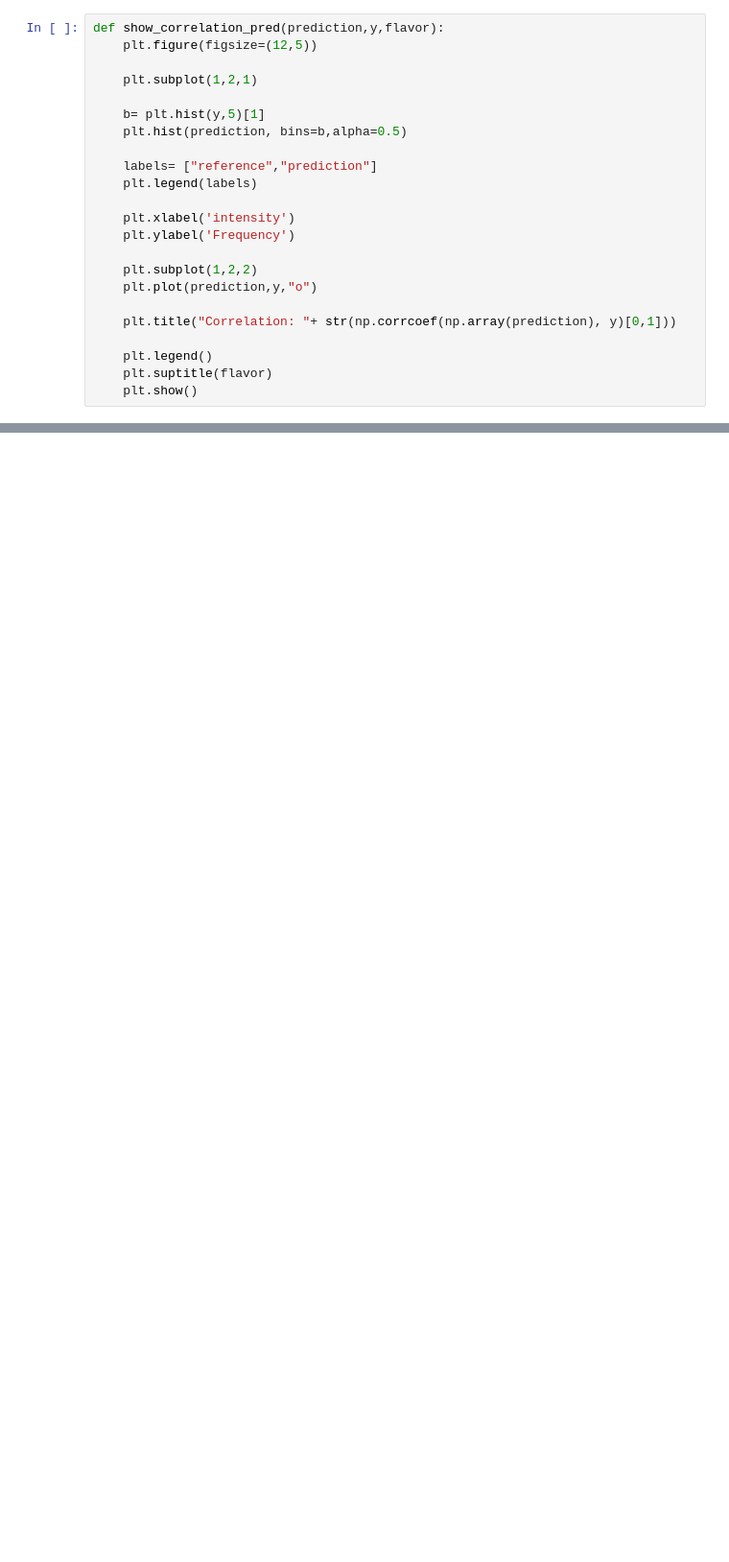
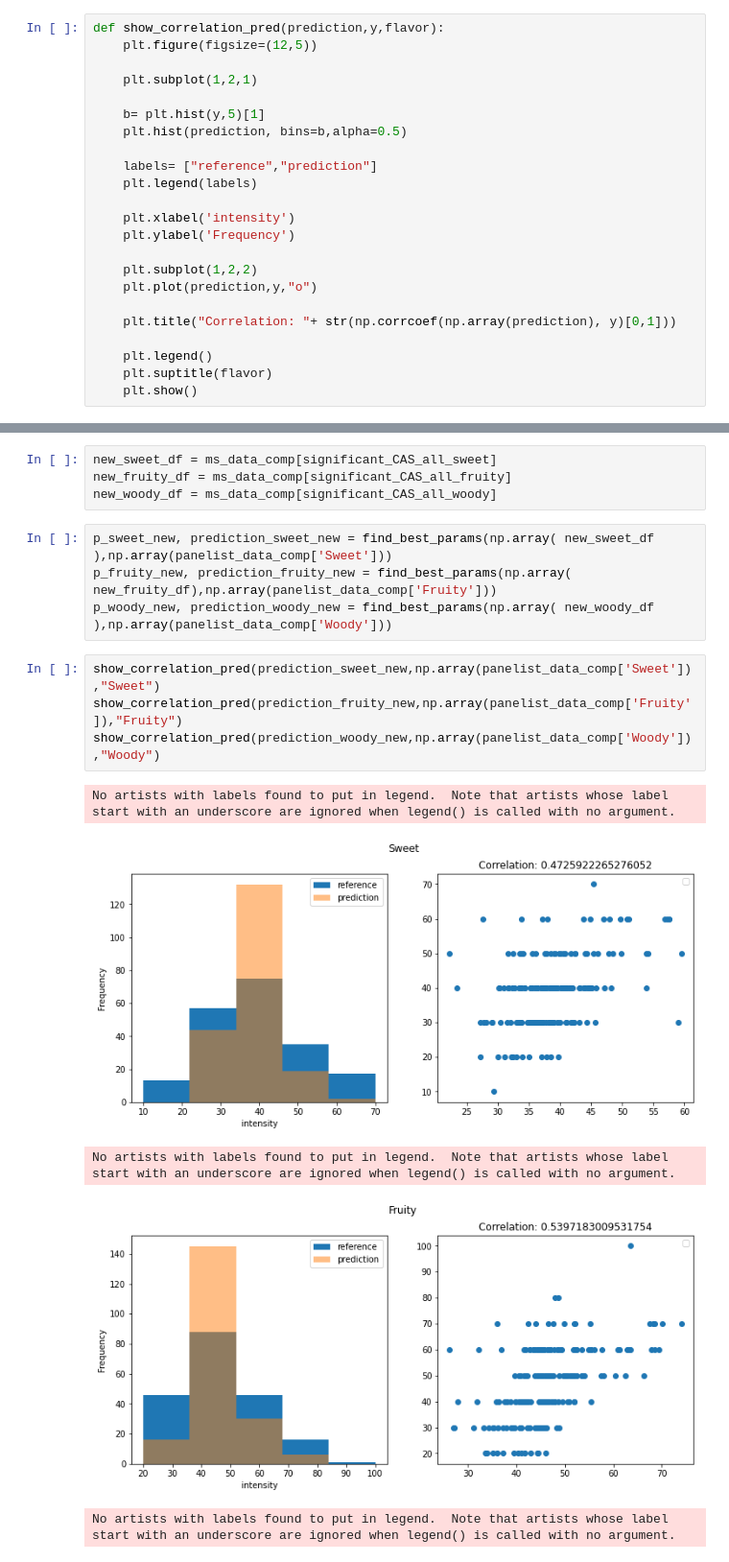
Before and after one commit to rengesf/flavorpred, a Jupyter notebook: cas_flavor_correlation.ipynb, the cells around one changed output, grey strips where cells are left out. Shown at 96% size. Saved outputs shown, nothing was run; the diff lists cells and outputs as text; blank space fills up the shorter version.

Commit message:
added linea regression for ne found molecules

```diff
--- a/cas_flavor_correlation.ipynb
+++ b/cas_flavor_correlation.ipynb
@@ -959,0 +930,18 @@ No artists with labels found to put in legend.  Note that artists whose label st
+# %%
+new_sweet_df = ms_data_comp[significant_CAS_all_sweet]
+new_fruity_df = ms_data_comp[significant_CAS_all_fruity]
+new_woody_df = ms_data_comp[significant_CAS_all_woody]
+# %%
+p_sweet_new, prediction_sweet_new = find_best_params(np.array( new_sweet_df ),np.array(panelist_data_comp['Sweet']))
+p_fruity_new, prediction_fruity_new = find_best_params(np.array( new_fruity_df),np.array(panelist_data_comp['Fruity']))
+p_woody_new, prediction_woody_new = find_best_params(np.array( new_woody_df ),np.array(panelist_data_comp['Woody']))
+# %%
+show_correlation_pred(prediction_sweet_new,np.array(panelist_data_comp['Sweet']),"Sweet")
+show_correlation_pred(prediction_fruity_new,np.array(panelist_data_comp['Fruity']),"Fruity")
+show_correlation_pred(prediction_woody_new,np.array(panelist_data_comp['Woody']),"Woody")
+# %% [output]
+No artists with labels found to put in legend.  Note that artists whose label start with an underscore are ignored when legend() is called with no argument.
+[figure, added]
+No artists with labels found to put in legend.  Note that artists whose label start with an underscore are ignored when legend() is called with no argument.
+[figure, added]
+No artists with labels found to put in legend.  Note that artists whose label start with an underscore are ignored when legend() is called with no argument.
```
Also changed, not shown: parts of 43 cells of this notebook.
